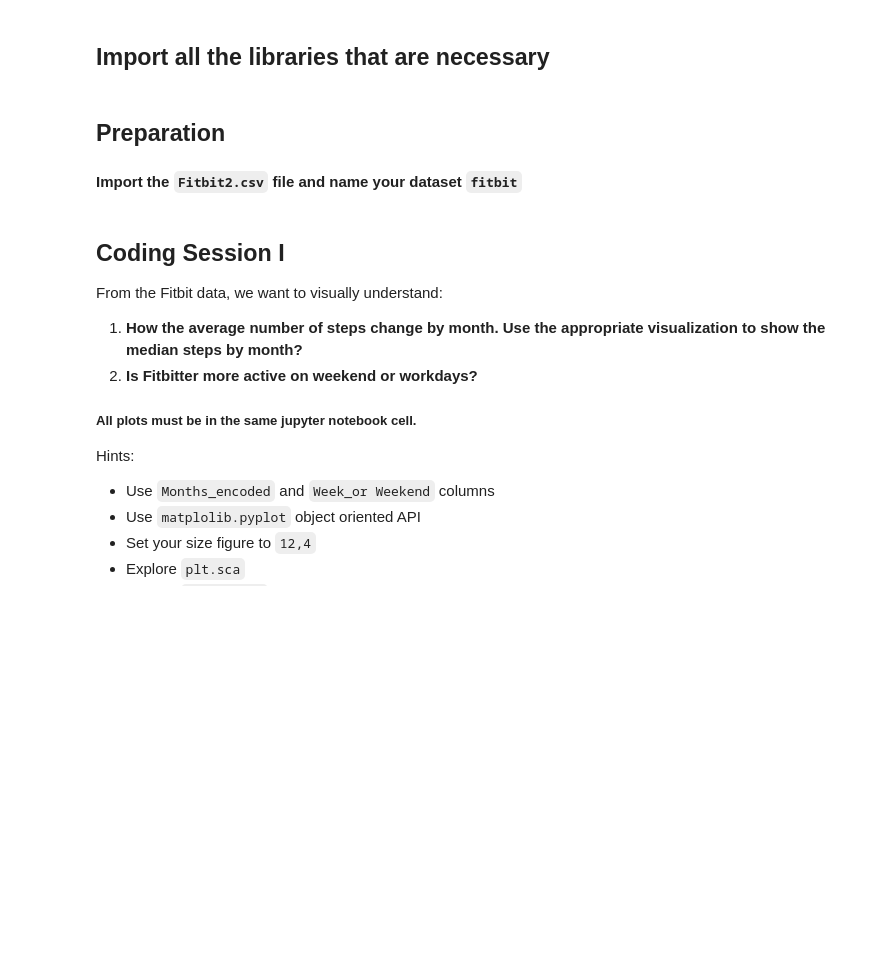
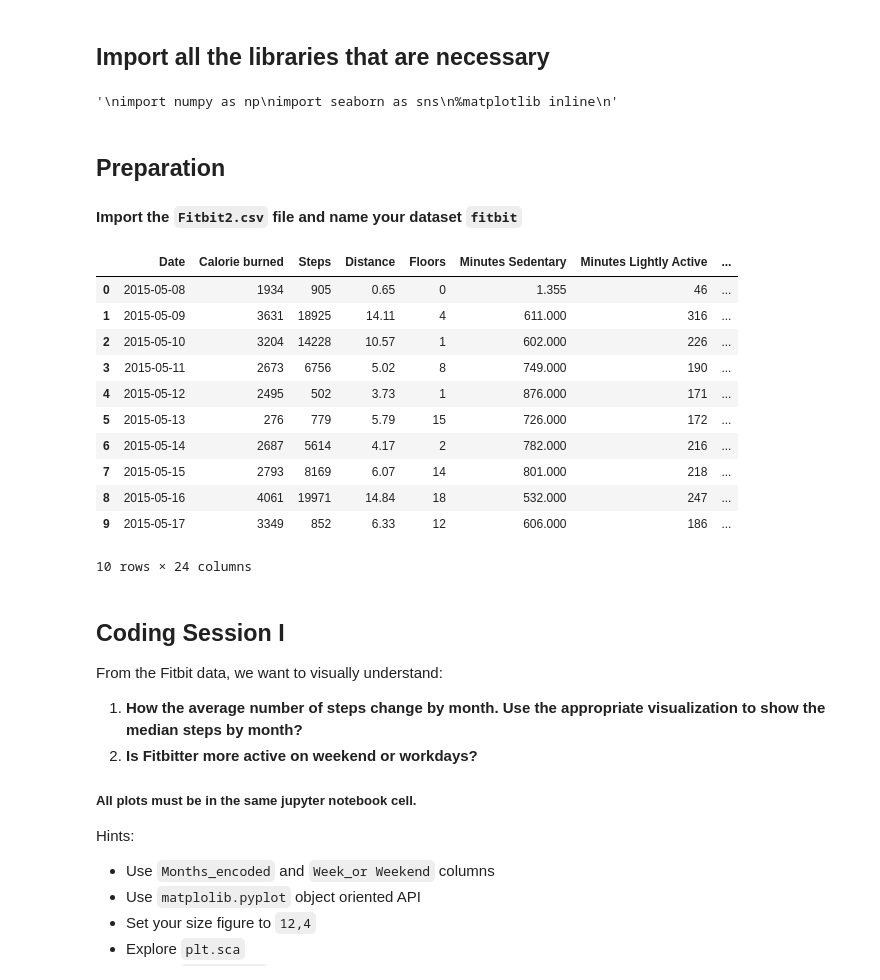
Before and after one commit to Ironhack-Part-Time-Enero2022/lab-visualization-extra, a Jupyter notebook: challenge-1.ipynb, the cells around one changed output. Saved outputs shown, nothing was run; the diff lists cells and outputs as text; code cells hidden in the pictures; blank space fills up the shorter version.

```diff
--- a/challenge-1.ipynb
+++ b/challenge-1.ipynb
@@ -5,12 +5,16 @@
 # %%
 # import libraries here
 import pandas as pd
+import matplotlib.pyplot as plt
+
+plt.rcParams["figure.figsize"] = (10,8)
 '''
 import numpy as np
-import matplotlib.pyplot as plt
 import seaborn as sns
 %matplotlib inline
 '''
+# %% [output]
+'\nimport numpy as np\nimport seaborn as sns\n%matplotlib inline\n'
 # %% [markdown]
 ## Preparation
 
@@ -18,7 +22,20 @@ import seaborn as sns
 # %%
 fitbit=pd.read_csv('data/Fitbit2.csv')
 
-fitbit.head()
+fitbit.head(10)
+# %% [output]
+|  | Date | Calorie burned | Steps | Distance | Floors | Minutes Sedentary | Minutes Lightly Active | ... |
+| 0 | 2015-05-08 | 1934 | 905 | 0.65 | 0 | 1.355 | 46 | ... |
+| 1 | 2015-05-09 | 3631 | 18925 | 14.11 | 4 | 611.000 | 316 | ... |
+| 2 | 2015-05-10 | 3204 | 14228 | 10.57 | 1 | 602.000 | 226 | ... |
+| 3 | 2015-05-11 | 2673 | 6756 | 5.02 | 8 | 749.000 | 190 | ... |
+| 4 | 2015-05-12 | 2495 | 502 | 3.73 | 1 | 876.000 | 171 | ... |
+| 5 | 2015-05-13 | 276 | 779 | 5.79 | 15 | 726.000 | 172 | ... |
+| 6 | 2015-05-14 | 2687 | 5614 | 4.17 | 2 | 782.000 | 216 | ... |
+| 7 | 2015-05-15 | 2793 | 8169 | 6.07 | 14 | 801.000 | 218 | ... |
+| 8 | 2015-05-16 | 4061 | 19971 | 14.84 | 18 | 532.000 | 247 | ... |
+| 9 | 2015-05-17 | 3349 | 852 | 6.33 | 12 | 606.000 | 186 | ... |
+10 rows × 24 columns
 # %% [markdown]
 ## Coding Session I
 
```
Also changed, not shown: parts of 5 cells of this notebook.
